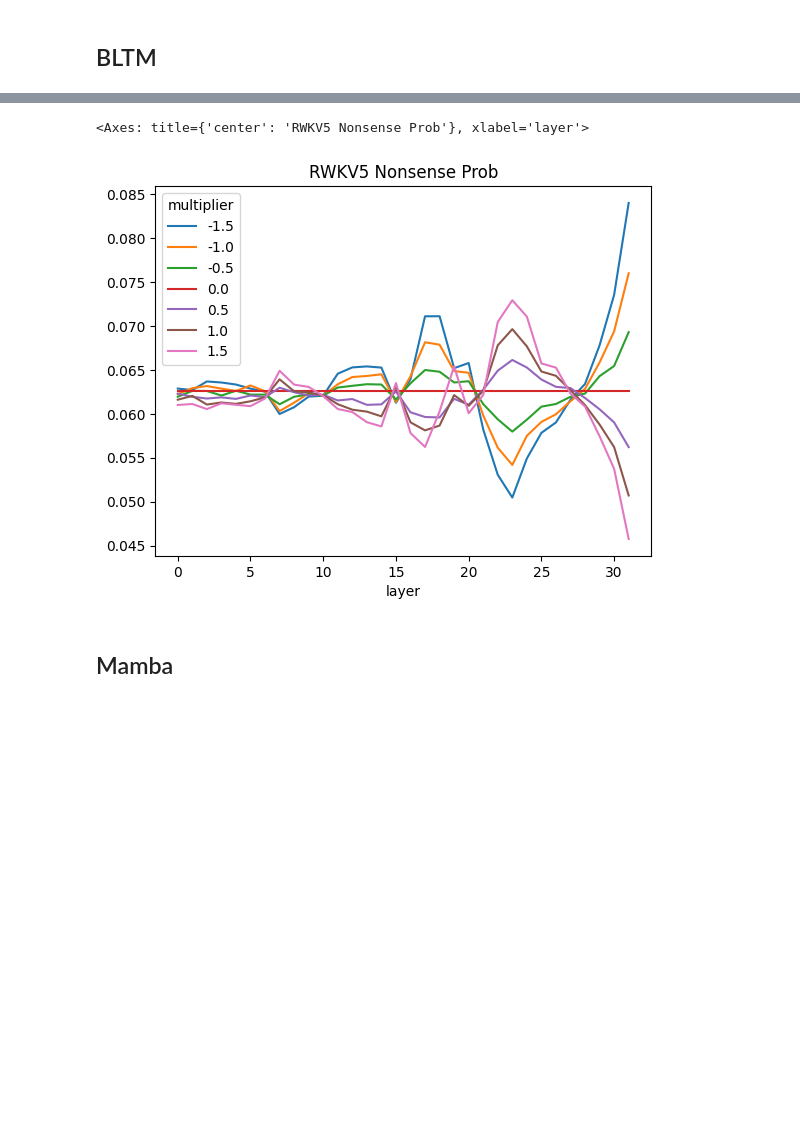
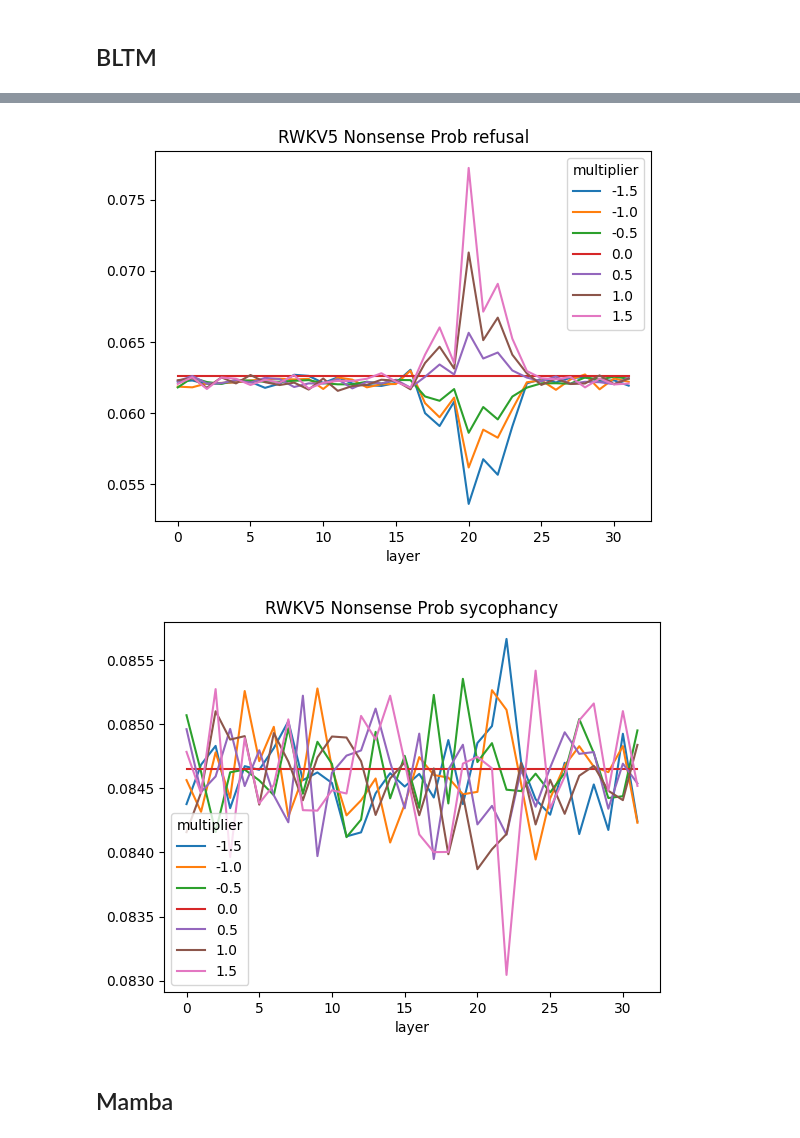
Before and after one commit to EleutherAI/rnngineering, a Jupyter notebook: Steering/plots.ipynb, the cells around one changed output, grey strips where cells are left out. Cells and saved outputs as stored; diff of their text form; code cells hidden in the pictures; blank space fills up the shorter version.

```diff
--- a/Steering/plots.ipynb
+++ b/Steering/plots.ipynb
@@ -11,7 +11,7 @@ import pandas as pd
 # %%
 behaviors = ["hallucination","survival-instinct","myopic-reward","refusal","coordinate-other-ais","corrigible-neutral-HHH","sycophancy"]
 for behavior in behaviors:
-    dataframe = pd.read_csv(f"/mnt/ssd-1/thomas/rnngineering/results/EleutherAI/Hermes-RWKV-v5-7B-HF/caa/{behavior}.csv")
+    dataframe = pd.read_csv(f"/mnt/ssd-1/thomas/rnngineering/results/EleutherAI/Hermes-RWKV-v5-7B-HF/caa_state/{behavior}.csv")
     dataframe.pivot(
         index="layer", columns="multiplier", values="matching"
     ).plot(
@@ -28,15 +23,15 @@ for behavior in behaviors:
 # %%
 behaviors = ["hallucination","survival-instinct","myopic-reward","refusal","coordinate-other-ais","corrigible-neutral-HHH","sycophancy"]
 for behavior in behaviors:
-    dataframe = pd.read_csv(f"/mnt/ssd-1/thomas/rnngineering/results/EleutherAI/Hermes-RWKV-v5-7B-HF/caa/{behavior}.csv")
+    dataframe = pd.read_csv(f"/mnt/ssd-1/thomas/rnngineering/results/EleutherAI/Hermes-RWKV-v5-7B-HF/caa_state/{behavior}.csv")
     dataframe.pivot(
         index="layer", columns="multiplier", values="nonsense"
     ).plot(
         title=f"RWKV5 Nonsense Prob {behavior}"
     )
 # %% [output]
-<Axes: title={'center': 'RWKV5 Nonsense Prob'}, xlabel='layer'>
-[figure, old version]
+[figure, new version]
+[figure, added]
 # %% [markdown]
 ## Mamba
 # %%
```
Also changed, not shown: parts of 1 cell of this notebook.
